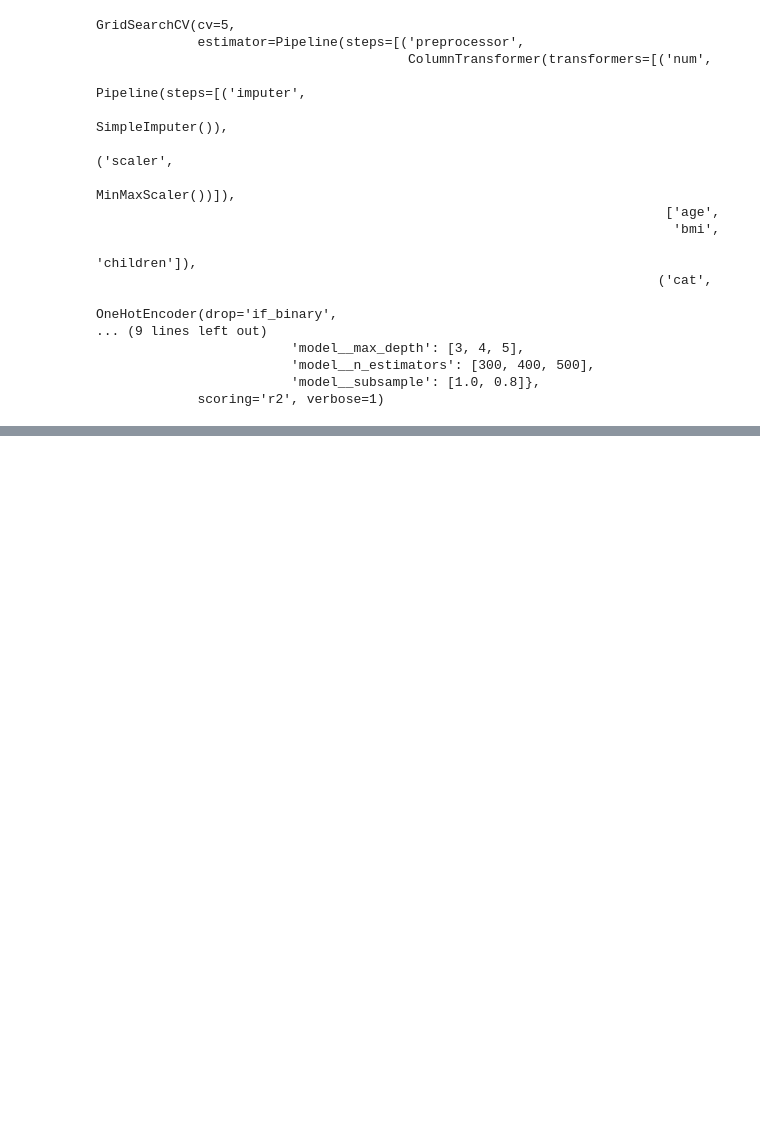
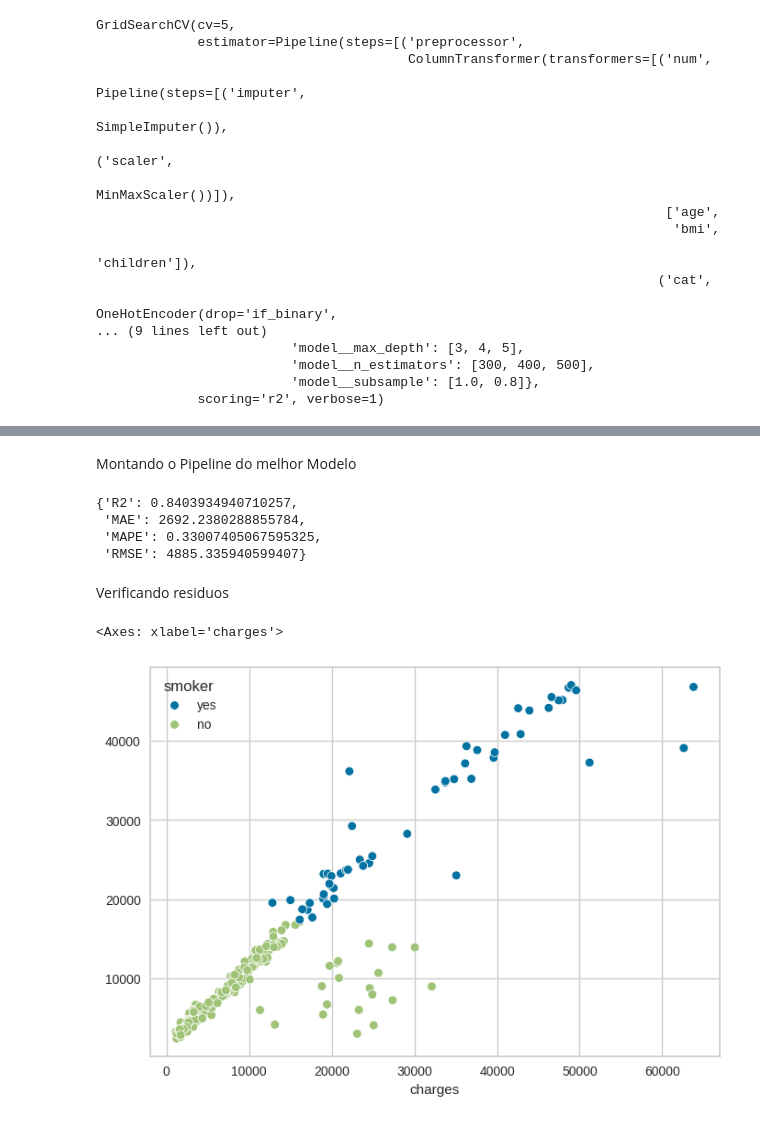
Before and after one commit to GTBelini22/Estudo_Ciencia_de_dados, a Jupyter notebook: Deploy/Pipeline/Inserindo_Produção_insurance.ipynb, the cells around one changed output, grey strips where cells are left out. Cells and saved outputs as stored; diff of their text form; code cells hidden in the pictures; blank space fills up the shorter version.

Commit message:
Finalizando o modelo de Deploy de Insurance, foi criado ao final o pipeline otimizado para as melhores metricas encontradas

```diff
--- a/Deploy/Pipeline/Inserindo_Produção_insurance.ipynb
+++ b/Deploy/Pipeline/Inserindo_Produção_insurance.ipynb
@@ -356,3 +364,24 @@ df_cv_results.loc[:,~df_cv_results.columns.str.contains('split|time')]
 | 34 | 0.1 | 5 | 500 | 1.0 | ... |
 | 35 | 0.1 | 4 | 500 | 1.0 | ... |
 | 36 | 0.1 | 4 | 500 | 0.8 | ... |
+# %% [markdown]
+Montando o Pipeline do melhor Modelo
+# %%
+model_pipeline = grid_model.best_estimator_
+# %%
+y_pred =  model_pipeline.predict(x_test)
+
+# Verificando as metricas
+get_metrics(y_test, y_pred)
+# %% [output]
+{'R2': 0.8403934940710257,
+ 'MAE': 2692.2380288855784,
+ 'MAPE': 0.33007405067595325,
+ 'RMSE': 4885.335940599407}
+# %% [markdown]
+Verificando residuos
+# %%
+sns.scatterplot(x=y_test, y=y_pred, hue=x_test.smoker)
+# %% [output]
+<Axes: xlabel='charges'>
+[figure, added]
```
Also changed, not shown: parts of 11 cells of this notebook.
